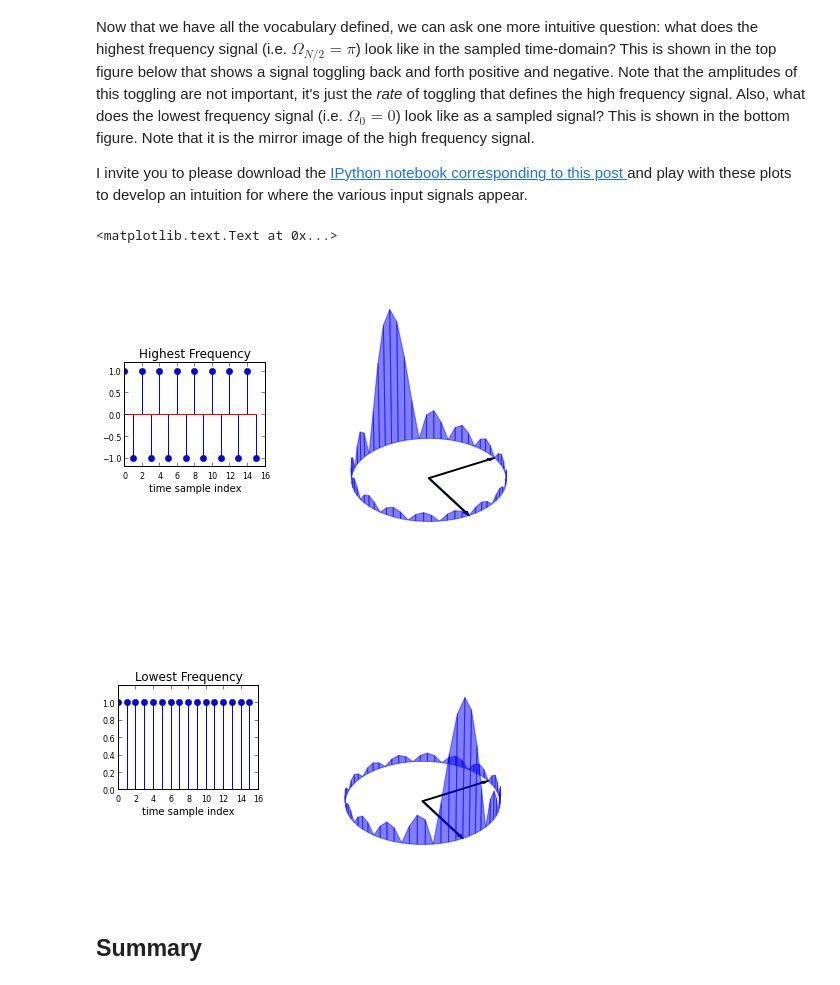
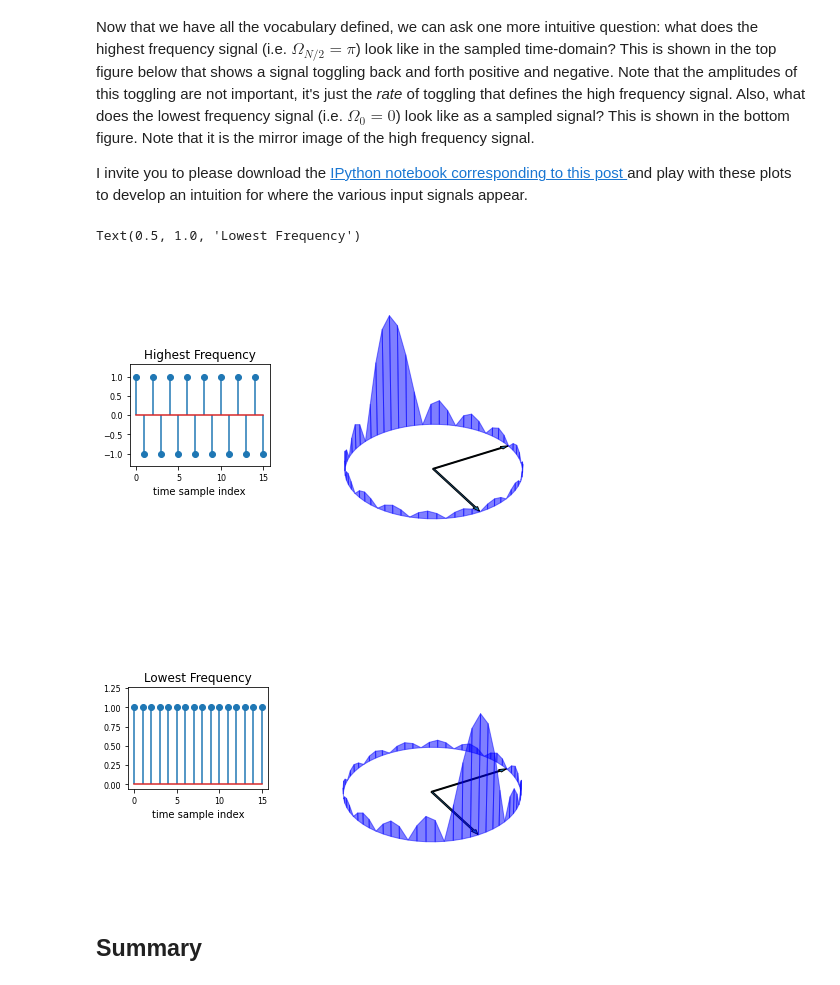
Before and after one commit to bagustris/python-for-signal-processing, a Jupyter notebook: notebook/Fourier_Transform.ipynb, the cells around one changed output. Saved outputs shown, nothing was run; the diff lists cells and outputs as text; code cells hidden in the pictures.

```diff
--- a/notebook/Fourier_Transform.ipynb
+++ b/notebook/Fourier_Transform.ipynb
@@ -159,21 +156,21 @@ In other words, filling the original $16\times 1$ vector $\mathbf{x}$ with zeros
 Let's drive this point home in the next figure.
 # %%
 U = dftmatrix(64,16)
-x = ones((16,1))
+x = np.ones((16,1))
 X = U.H*x
 
-fig,ax=subplots()
+fig,ax = plt.subplots()
 fig.set_size_inches((8,4))
 
 ax.set_aspect(0.8)
 ax.grid()
-ax.plot(arange(0,64)*2*pi/64.,abs(X),'o-',label='zero padded')
-ax.stem(arange(0,16)*2*pi/16.,abs(dftmatrix(16).H*x),
-        markerfmt='gs', basefmt='g-',linefmt='g-',
+ax.plot(np.arange(0, 64)*2*np.pi/64., np.abs(X),'o-', label='zero padded')
+ax.stem(np.arange(0, 16)*2*np.pi/16., np.abs(dftmatrix(16).H*x),
+        markerfmt='gs', basefmt='g-', linefmt='g-',
         label='no padding')
-ax.set_ylabel(r'$|X(\Omega)|$',fontsize=18)
-ax.set_xticks([0, pi/2., pi, 3*pi/2,2*pi])
-ax.axis([-.1, 2*pi,-.1,4.1])
+ax.set_ylabel(r'$|X(\Omega)|$', fontsize=18)
+ax.set_xticks([0, np.pi/2., np.pi, 3*np.pi/2, 2*np.pi])
+ax.axis([-.1, 2*np.pi,-.1,4.1])
 ax.legend(loc=0)
 ax.set_xticklabels(['0',r'$\frac{\pi}{2}$', r'$\pi$',r'$\frac{3\pi}{2}$', r'$2\pi$'],
                    fontsize=18);
@@ -242,8 +238,8 @@ We will need the following setup code below.
 # %%
 def drawDFTView(X,ax=None,fig=None):
     'above code as a function. Draws 3D diagram given DFT matrix'
-    a=2*pi/len(X)*arange(len(X))
-    d=vstack([cos(a),sin(a),array(abs(X)).flatten()]).T
+    a = 2*np.pi/len(X)*np.arange(len(X))
+    d = np.vstack([np.cos(a), np.sin(a), np.array(abs(X)).flatten()]).T
     if ax is None and fig is None:
         fig = plt.figure()
         fig.set_size_inches(6,6)
@@ -253,11 +249,11 @@ def drawDFTView(X,ax=None,fig=None):
 
     ax.axis([-1,1,-1,1])
     ax.set_zlim([0,d[:,2].max()])
-    ax.set_aspect(1)
+    ax.set_aspect('auto')
     ax.view_init(azim=-30)
-    a=FancyArrow(0,0,1,0,width=0.02,length_includes_head=True)
+    a=FancyArrow(0, 0, 1, 0, width=0.02, length_includes_head=True)
     ax.add_patch(a)
-    b=FancyArrow(0,0,0,1,width=0.02,length_includes_head=True)
+    b=FancyArrow(0, 0, 0, 1, width=0.02, length_includes_head=True)
     ax.add_patch(b)
     art3d.patch_2d_to_3d(a)
     art3d.patch_2d_to_3d(b)
@@ -268,7 +264,7 @@ def drawDFTView(X,ax=None,fig=None):
 
     sl=[slice(i,i+2) for i in range(d.shape[0]-2)] # collect neighboring points
     for s in sl:
-      poly=facet_filled(d[s,:])
+      poly = facet_filled(d[s,:])
       ax.add_collection3d(poly)
 
     # edge polygons
@@ -283,9 +279,9 @@ def drawInOut(X,v,return_axes=False):
     ax1 = plt.subplot(gs[3:5,:2])
     ax2 = plt.subplot(gs[:,2:],projection='3d')
 
-    ax1.stem(arange(len(v)),v)
-    ymin,ymax= ax1.get_ylim()
-    ax1.set_ylim(ymax = ymax*1.2, ymin = ymin*1.2)
+    ax1.stem(np.arange(len(v)),v)
+    ymin, ymax = ax1.get_ylim()
+    ax1.set_ylim(ymax=ymax*1.2, ymin=ymin*1.2)
     ax1.set_title('input signal')
     ax1.set_xlabel('time sample index')
     ax1.tick_params(labelsize=8)
@@ -323,19 +319,19 @@ Now that we have all the vocabulary defined, we can ask one more intuitive quest
 
 I invite you to please download the [IPython notebook corresponding to this post ](https://github.com/unpingco/Python-for-Signal-Processing/blob/master/Fourier_Transform.ipynb) and play with these plots to develop an intuition for where the various input signals appear.
 # %%
-v = matrix(cos(pi*arange(0,16))).T
-ax1,ax2=drawInOut(U.H*v,v,return_axes=1)
+v = np.matrix(np.cos(np.pi*np.arange(0,16))).T
+ax1,ax2 = drawInOut(U.H*v, v, return_axes=1)
 ax1.set_title('Highest Frequency')
 # ax1.figure.savefig('figure_00@.png', bbox_inches='tight', dpi=300)
 
-v = ones((16,1))
-ax1,ax2=drawInOut(U.H*v,v,return_axes=1)
+v = np.ones((16,1))
+ax1,ax2 = drawInOut(U.H*v, v, return_axes=1)
 ax1.set_title('Lowest Frequency')
 # ax1.figure.savefig('figure_00@.png', bbox_inches='tight', dpi=300)
 # %% [output]
-<matplotlib.text.Text at 0x...>
+Text(0.5, 1.0, 'Lowest Frequency')
-[figure, old version]
+[figure, new version]
-[figure, old version]
+[figure, new version]
 # %% [markdown]
 ## Summary
 # %% [markdown]
```
Also changed, not shown: parts of 8 cells of this notebook.
